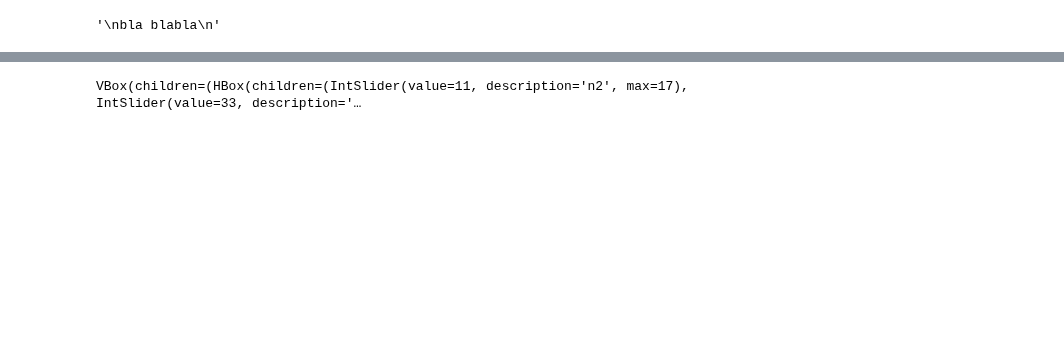
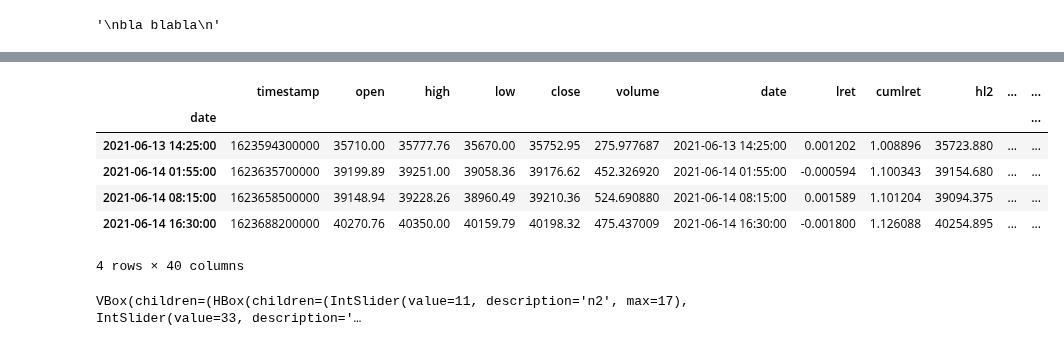
Before and after one commit to petarkabashki/pk-crypto-tools, a Jupyter notebook: i-supertrend-backtesting.ipynb, the cells around one changed output, grey strips where cells are left out. Saved outputs shown, nothing was run; the diff lists cells and outputs as text; code cells hidden in the pictures; blank space fills up the shorter version.

```diff
--- a/i-supertrend-backtesting.ipynb
+++ b/i-supertrend-backtesting.ipynb
@@ -459,3 +428,14 @@ Length: 512, dtype: float64
+# %%
+# wdf[wdf.enter_sig]
+wdf[wdf.exit_sig]
+# %% [output]
+|  | timestamp | open | high | low | close | volume | date | lret | cumlret | hl2 | ... | ... |
+| date |  |  |  |  |  |  |  |  |  |  |  | ... |
+| 2021-06-13 14:25:00 | 1623594300000 | 35710.00 | 35777.76 | 35670.00 | 35752.95 | 275.977687 | 2021-06-13 14:25:00 | 0.001202 | 1.008896 | 35723.880 | ... | ... |
+| 2021-06-14 01:55:00 | 1623635700000 | 39199.89 | 39251.00 | 39058.36 | 39176.62 | 452.326920 | 2021-06-14 01:55:00 | -0.000594 | 1.100343 | 39154.680 | ... | ... |
+| 2021-06-14 08:15:00 | 1623658500000 | 39148.94 | 39228.26 | 38960.49 | 39210.36 | 524.690880 | 2021-06-14 08:15:00 | 0.001589 | 1.101204 | 39094.375 | ... | ... |
+| 2021-06-14 16:30:00 | 1623688200000 | 40270.76 | 40350.00 | 40159.79 | 40198.32 | 475.437009 | 2021-06-14 16:30:00 | -0.001800 | 1.126088 | 40254.895 | ... | ... |
+4 rows × 40 columns
 # %%
 fparams = 'strat-params-bbands-stats.json'
 dlen = len(ddf)
```
Also changed, not shown: parts of 10 cells of this notebook, 2 other files.
